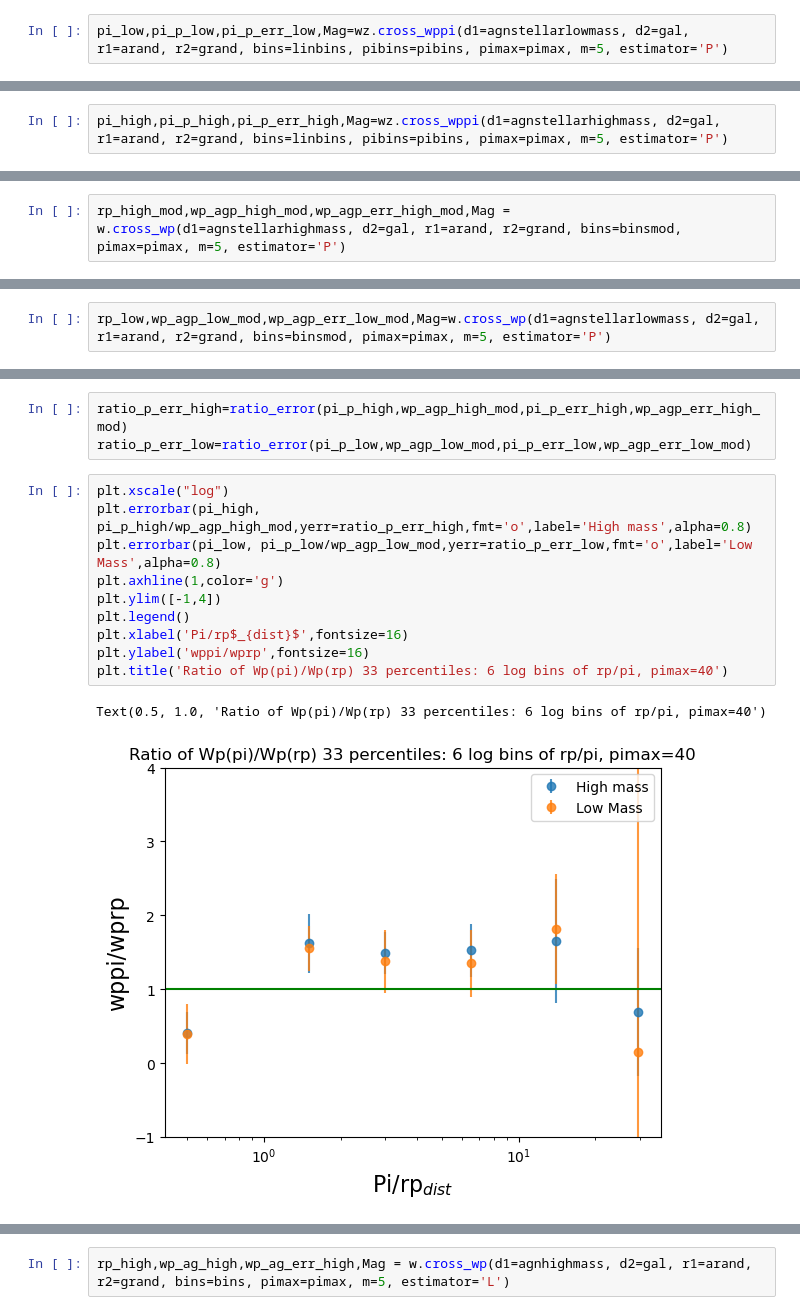
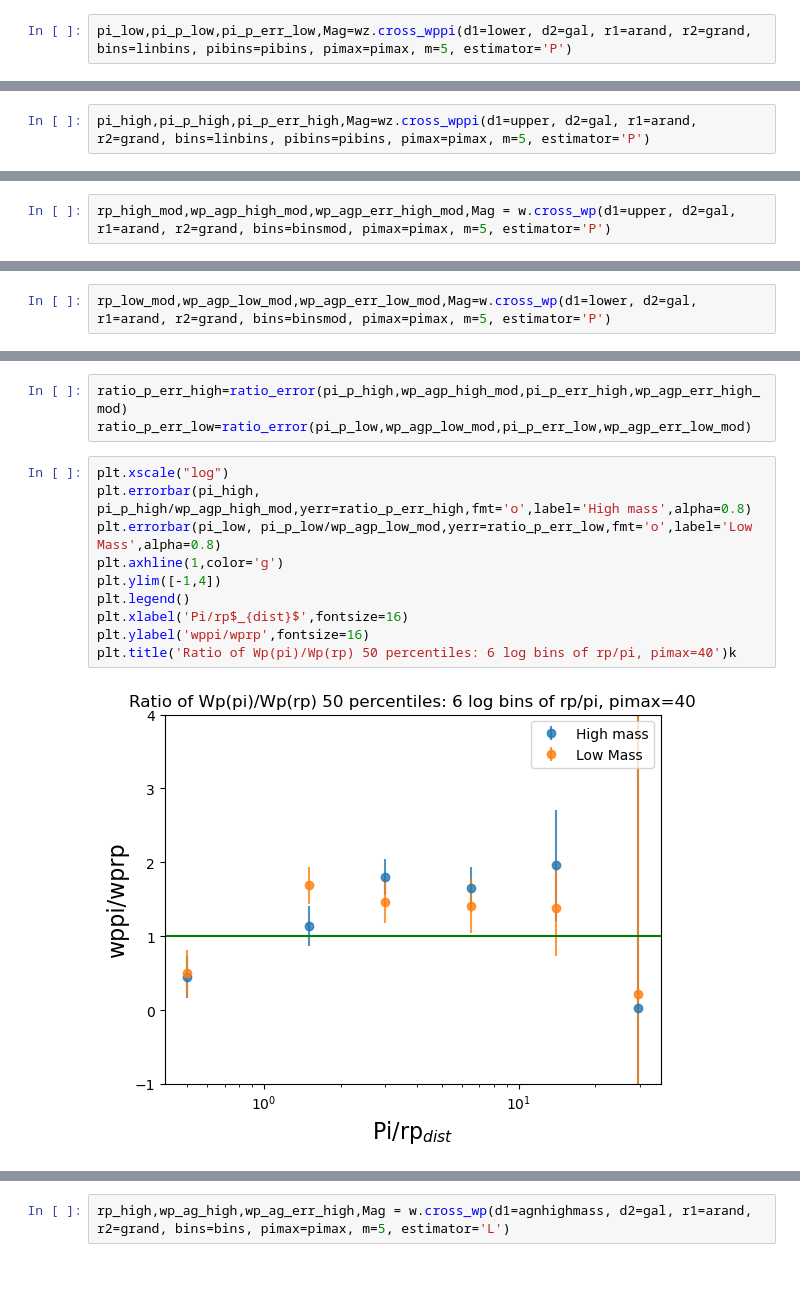
Before and after one commit to mcp74/AGNclustering, a Jupyter notebook: blackhole_binned_samples.ipynb, the cells around one changed output, grey strips where cells are left out. Drawn from its saved outputs; the diff is of its cells as text; blank space fills up the shorter version.

```diff
--- a/blackhole_binned_samples.ipynb
+++ b/blackhole_binned_samples.ipynb
@@ -296,5 +416,5 @@ plt.legend()
 # %%
-pi_low,pi_p_low,pi_p_err_low,Mag=wz.cross_wppi(d1=agnstellarlowmass, d2=gal, r1=arand, r2=grand, bins=linbins, pibins=pibins, pimax=pimax, m=5, estimator='P')
+pi_low,pi_p_low,pi_p_err_low,Mag=wz.cross_wppi(d1=lower, d2=gal, r1=arand, r2=grand, bins=linbins, pibins=pibins, pimax=pimax, m=5, estimator='P')
 # %% [output]
 using LCDM cosmology: Om0=.3, H0=70
 In gridlink_mocks_double> Running with [nmesh_x, nmesh_y, nmesh_z]  = 19,18,9.  Time taken =   0.001 sec
@@ -342,6 +462,6 @@ In gridlink_mocks_double> Running with [nmesh_x, nmesh_y, nmesh_z]  = 20,20,10.
 ... (40 outputs left out)
 # %%
-pi_high,pi_p_high,pi_p_err_high,Mag=wz.cross_wppi(d1=agnstellarhighmass, d2=gal, r1=arand, r2=grand, bins=linbins, pibins=pibins, pimax=pimax, m=5, estimator='P')
+pi_high,pi_p_high,pi_p_err_high,Mag=wz.cross_wppi(d1=upper, d2=gal, r1=arand, r2=grand, bins=linbins, pibins=pibins, pimax=pimax, m=5, estimator='P')
 # %% [output]
 using LCDM cosmology: Om0=.3, H0=70
 In gridlink_mocks_double> Running with [nmesh_x, nmesh_y, nmesh_z]  = 19,18,9.  Time taken =   0.001 sec
@@ -402,5 +521,5 @@ plt.legend()
 # %%
-rp_high_mod,wp_agp_high_mod,wp_agp_err_high_mod,Mag = w.cross_wp(d1=agnstellarhighmass, d2=gal, r1=arand, r2=grand, bins=binsmod, pimax=pimax, m=5, estimator='P')
+rp_high_mod,wp_agp_high_mod,wp_agp_err_high_mod,Mag = w.cross_wp(d1=upper, d2=gal, r1=arand, r2=grand, bins=binsmod, pimax=pimax, m=5, estimator='P')
 # %% [output]
 using LCDM cosmology: Om0=.3, H0=70
 In gridlink_mocks_double> Running with [nmesh_x, nmesh_y, nmesh_z]  = 19,18,9.  Time taken =   0.001 sec
@@ -448,6 +567,6 @@ In gridlink_mocks_double> Running with [nmesh_x, nmesh_y, nmesh_z]  = 20,20,10.
 ... (40 outputs left out)
 # %%
-rp_low,wp_agp_low_mod,wp_agp_err_low_mod,Mag=w.cross_wp(d1=agnstellarlowmass, d2=gal, r1=arand, r2=grand, bins=binsmod, pimax=pimax, m=5, estimator='P')
+rp_low_mod,wp_agp_low_mod,wp_agp_err_low_mod,Mag=w.cross_wp(d1=lower, d2=gal, r1=arand, r2=grand, bins=binsmod, pimax=pimax, m=5, estimator='P')
 # %% [output]
 using LCDM cosmology: Om0=.3, H0=70
 In gridlink_mocks_double> Running with [nmesh_x, nmesh_y, nmesh_z]  = 19,18,9.  Time taken =   0.001 sec
@@ -499,13 +618,12 @@ ratio_p_err_low=ratio_error(pi_p_low,wp_agp_low_mod,pi_p_err_low,wp_agp_err_low_
 # %%
 plt.xscale("log")
 plt.errorbar(pi_high, pi_p_high/wp_agp_high_mod,yerr=ratio_p_err_high,fmt='o',label='High mass',alpha=0.8)
 plt.errorbar(pi_low, pi_p_low/wp_agp_low_mod,yerr=ratio_p_err_low,fmt='o',label='Low Mass',alpha=0.8)
 plt.axhline(1,color='g')
 plt.ylim([-1,4])
 plt.legend()
 plt.xlabel('Pi/rp$_{dist}$',fontsize=16)
 plt.ylabel('wppi/wprp',fontsize=16)
-plt.title('Ratio of Wp(pi)/Wp(rp) 33 percentiles: 6 log bins of rp/pi, pimax=40')
+plt.title('Ratio of Wp(pi)/Wp(rp) 50 percentiles: 6 log bins of rp/pi, pimax=40')k
 # %% [output]
-Text(0.5, 1.0, 'Ratio of Wp(pi)/Wp(rp) 33 percentiles: 6 log bins of rp/pi, pimax=40')
-[figure, old version]
+[figure, new version]
```
Also changed, not shown: parts of 41 cells of this notebook, 2 other files.
